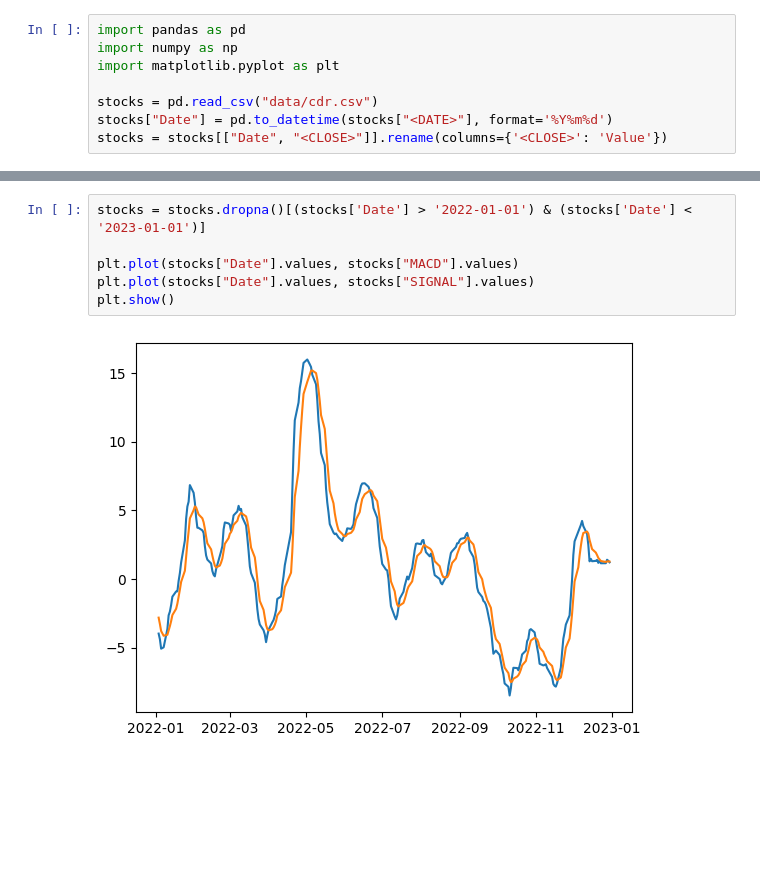
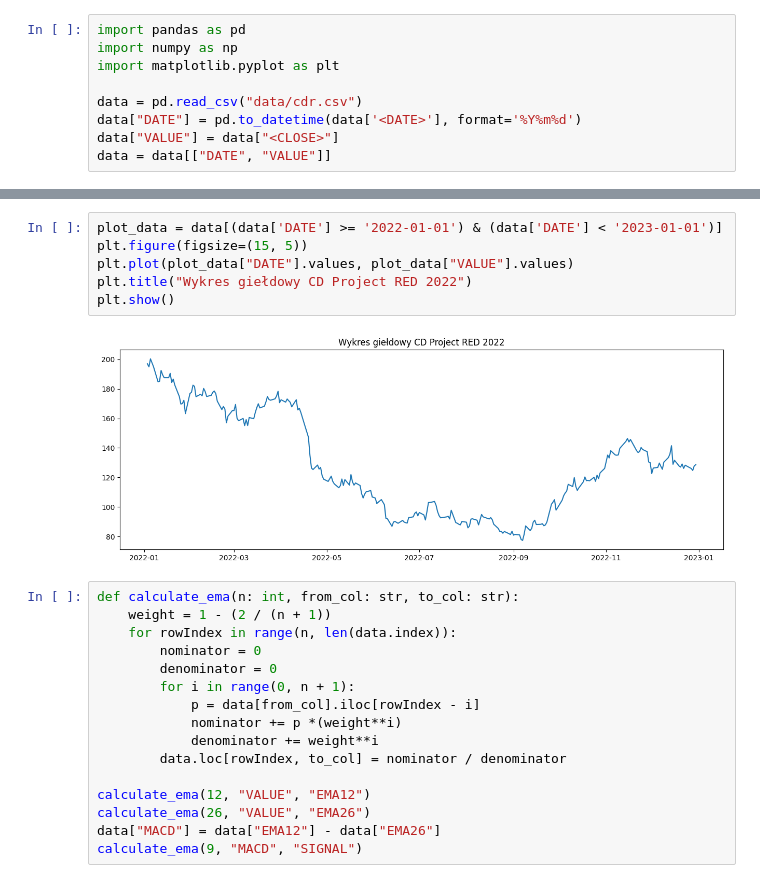
Before and after one commit to KanarekLife/NM, a Jupyter notebook: Project01/main.ipynb, the cells around one changed output, grey strips where cells are left out. Saved outputs shown, nothing was run; the diff lists cells and outputs as text; blank space fills up the shorter version.

```diff
--- a/Project01/main.ipynb
+++ b/Project01/main.ipynb
@@ -3,6 +3,7 @@ import pandas as pd
 import numpy as np
 import matplotlib.pyplot as plt
 
-stocks = pd.read_csv("data/cdr.csv")
-stocks["Date"] = pd.to_datetime(stocks["<DATE>"], format='%Y%m%d')
-stocks = stocks[["Date", "<CLOSE>"]].rename(columns={'<CLOSE>': 'Value'})
+data = pd.read_csv("data/cdr.csv")
+data["DATE"] = pd.to_datetime(data['<DATE>'], format='%Y%m%d')
+data["VALUE"] = data["<CLOSE>"]
+data = data[["DATE", "VALUE"]]
@@ -45,8 +10,24 @@ for w in stocks[["Date", "MACD"]].rolling(window=9):
-# %%
-stocks = stocks.dropna()[(stocks['Date'] > '2022-01-01') & (stocks['Date'] < '2023-01-01')]
-
-plt.plot(stocks["Date"].values, stocks["MACD"].values)
-plt.plot(stocks["Date"].values, stocks["SIGNAL"].values)
-plt.show()
-# %% [output]
-[figure, removed]
+# %%
+plot_data = data[(data['DATE'] >= '2022-01-01') & (data['DATE'] < '2023-01-01')]
+plt.figure(figsize=(15, 5))
+plt.plot(plot_data["DATE"].values, plot_data["VALUE"].values)
+plt.title("Wykres giełdowy CD Project RED 2022")
+plt.show()
+# %% [output]
+[figure, added]
+# %%
+def calculate_ema(n: int, from_col: str, to_col: str):
+    weight = 1 - (2 / (n + 1))
+    for rowIndex in range(n, len(data.index)):
+        nominator = 0
+        denominator = 0
+        for i in range(0, n + 1):
+            p = data[from_col].iloc[rowIndex - i]
+            nominator += p *(weight**i)
+            denominator += weight**i
+        data.loc[rowIndex, to_col] = nominator / denominator
+
+calculate_ema(12, "VALUE", "EMA12")
+calculate_ema(26, "VALUE", "EMA26")
+data["MACD"] = data["EMA12"] - data["EMA26"]
+calculate_ema(9, "MACD", "SIGNAL")
```
Also changed, not shown: parts of 5 cells of this notebook.
